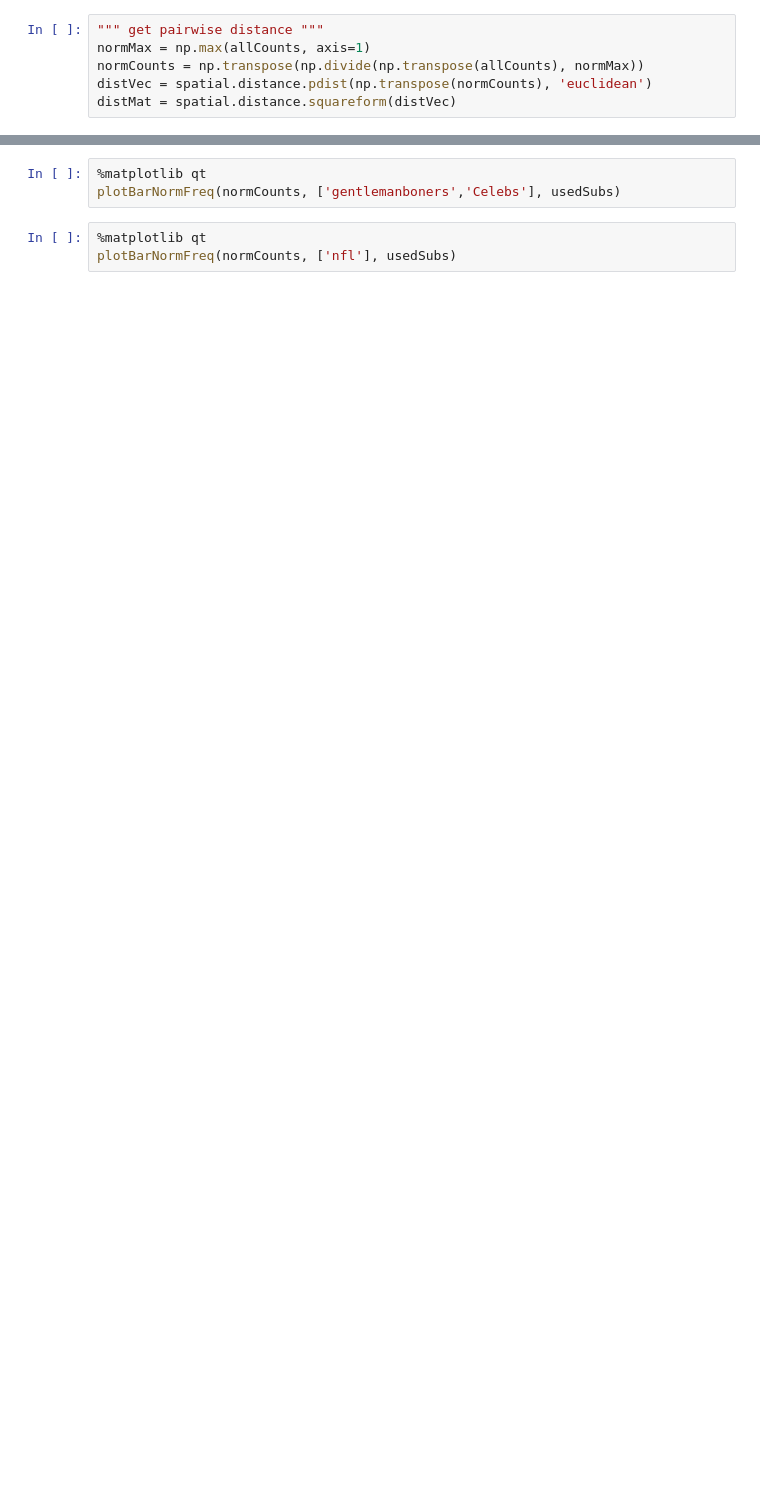
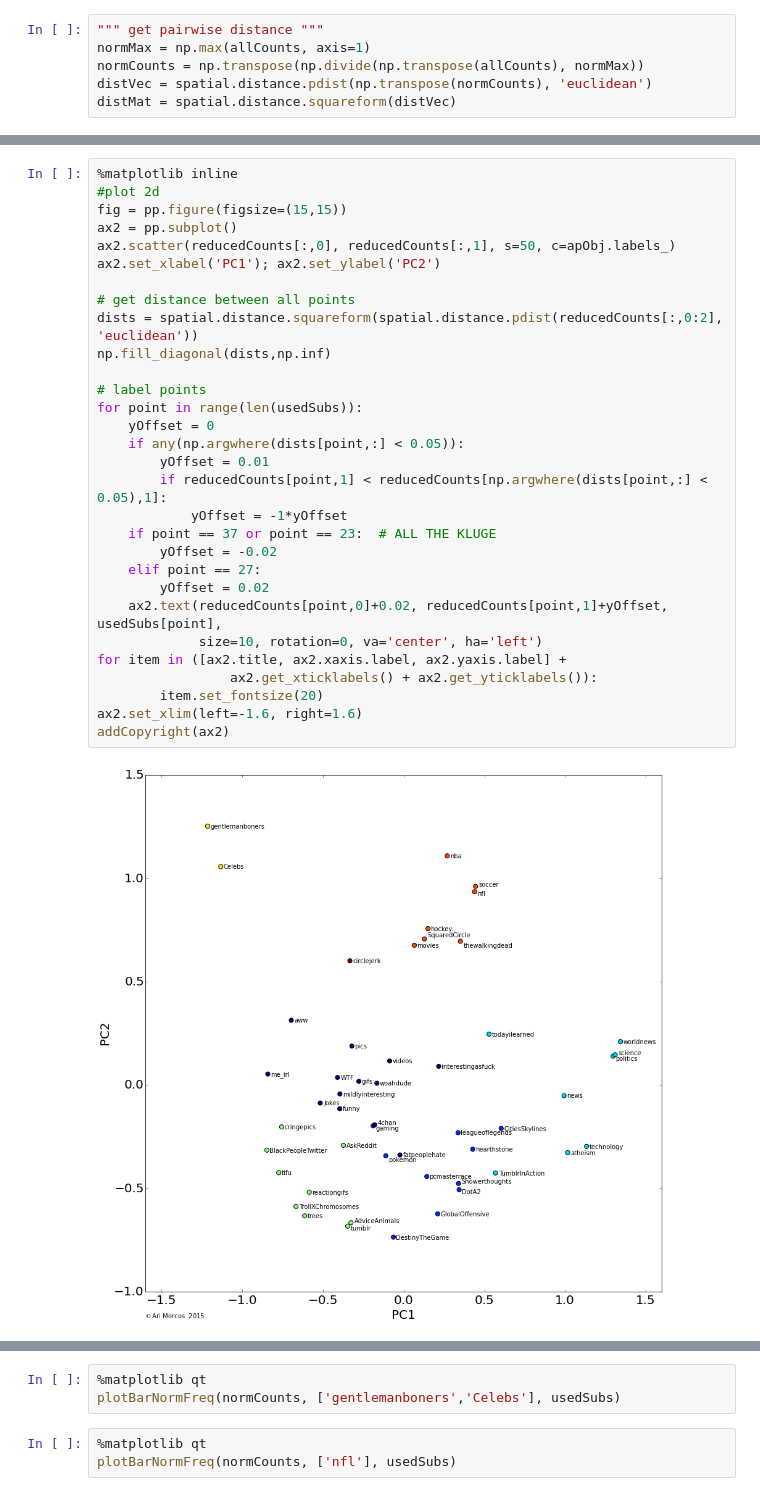
Before and after one commit to arimorcos/blog_analyses, a Jupyter notebook: Cluster comments.ipynb, the cells around one changed output, grey strips where cells are left out. Drawn from its saved outputs; the diff is of its cells as text; blank space fills up the shorter version.

```diff
--- a/Cluster comments.ipynb
+++ b/Cluster comments.ipynb
@@ -214,2 +200,34 @@ for point in range(len(usedSubs)):
+# %%
+%matplotlib inline
+#plot 2d
+fig = pp.figure(figsize=(15,15))
+ax2 = pp.subplot()
+ax2.scatter(reducedCounts[:,0], reducedCounts[:,1], s=50, c=apObj.labels_)
+ax2.set_xlabel('PC1'); ax2.set_ylabel('PC2')
+
+# get distance between all points
+dists = spatial.distance.squareform(spatial.distance.pdist(reducedCounts[:,0:2], 'euclidean'))
+np.fill_diagonal(dists,np.inf)
+
+# label points
+for point in range(len(usedSubs)):
+    yOffset = 0
+    if any(np.argwhere(dists[point,:] < 0.05)):
+        yOffset = 0.01
+        if reducedCounts[point,1] < reducedCounts[np.argwhere(dists[point,:] < 0.05),1]:
+            yOffset = -1*yOffset
+    if point == 37 or point == 23:  # ALL THE KLUGE
+        yOffset = -0.02
+    elif point == 27:
+        yOffset = 0.02
+    ax2.text(reducedCounts[point,0]+0.02, reducedCounts[point,1]+yOffset, usedSubs[point],
+             size=10, rotation=0, va='center', ha='left')
+for item in ([ax2.title, ax2.xaxis.label, ax2.yaxis.label] +
+                 ax2.get_xticklabels() + ax2.get_yticklabels()):
+        item.set_fontsize(20)
+ax2.set_xlim(left=-1.6, right=1.6)
+addCopyright(ax2)
+# %% [output]
+[figure, added]
 # %%
 """ animate """
```
Also changed, not shown: parts of 18 cells of this notebook, 2 other files.
